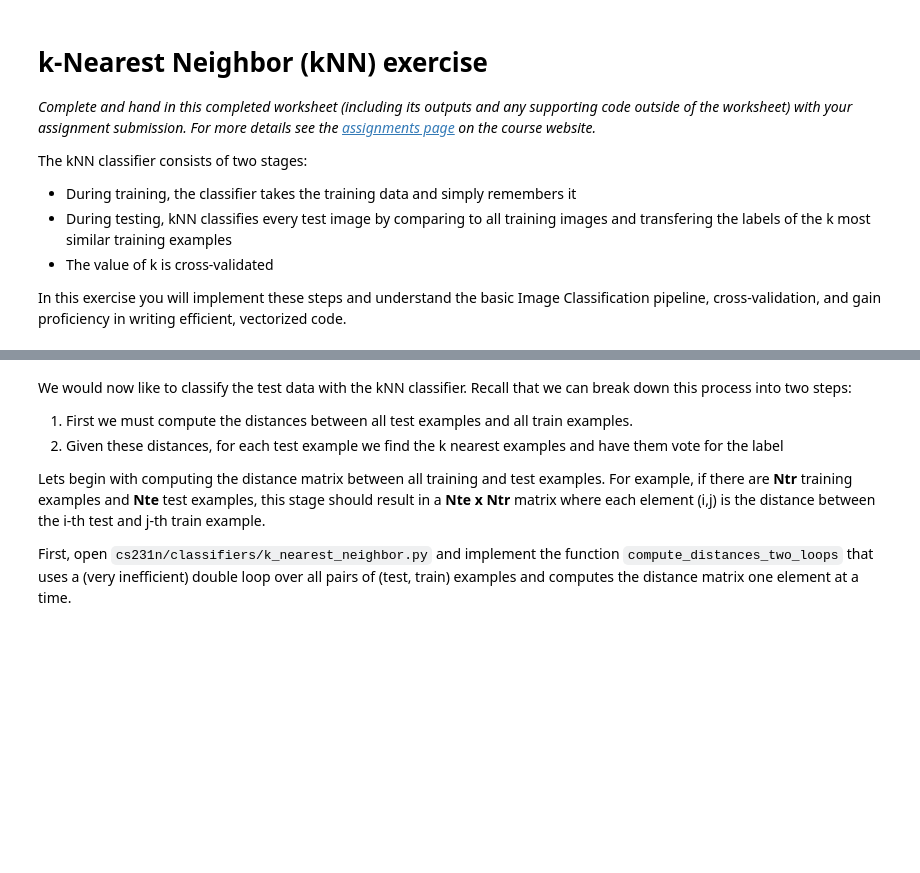
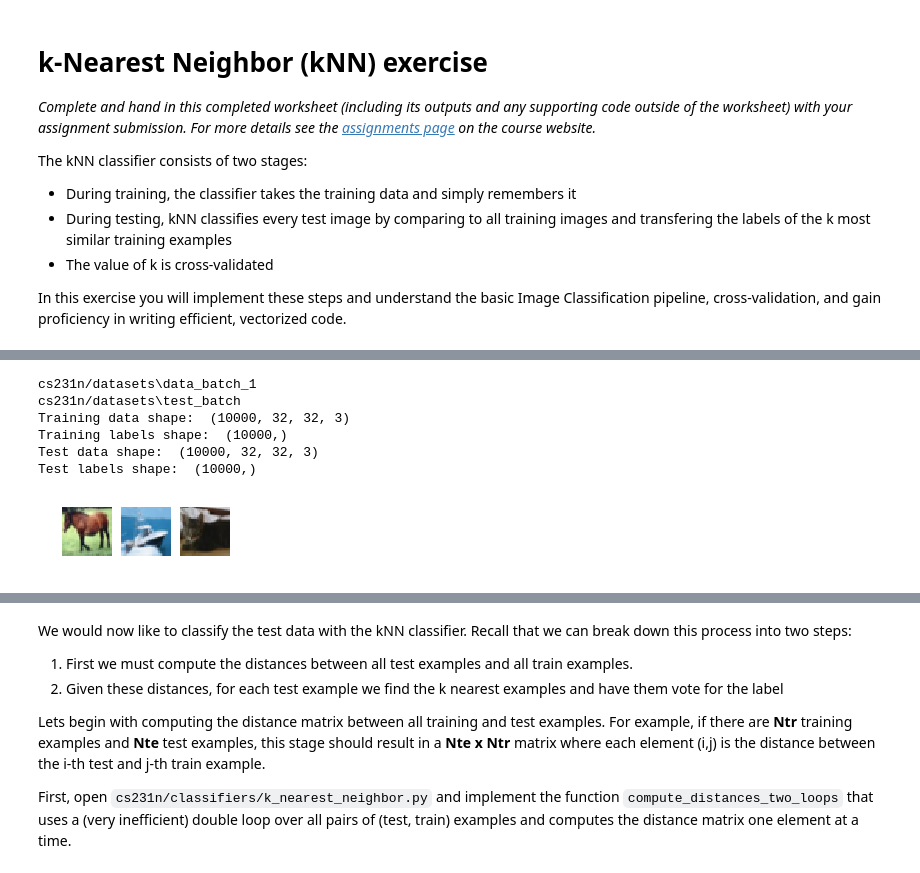
Before and after one commit to probe301/kaggle, a Jupyter notebook: CS231n_assignment1/knn.ipynb, the cells around one changed output, grey strips where cells are left out. Saved outputs shown, nothing was run; the diff lists cells and outputs as text; code cells hidden in the pictures; blank space fills up the shorter version.

```diff
--- a/CS231n_assignment1/knn.ipynb
+++ b/CS231n_assignment1/knn.ipynb
@@ -34,6 +32,6 @@ ImportError: cannot import name 'QtCore'
 # %%
 # Load the raw CIFAR-10 data.
-cifar10_dir = 'cs231n/datasets/cifar-10-batches-py'
+cifar10_dir = 'cs231n/datasets'
 X_train, y_train, X_test, y_test = load_CIFAR10(cifar10_dir)
 
 # As a sanity check, we print out the size of the training and test data.
@@ -41,3 +39,41 @@ print ('Training data shape: ', X_train.shape)
 print ('Training labels shape: ', y_train.shape)
 print ('Test data shape: ', X_test.shape)
 print ('Test labels shape: ', y_test.shape)
+# %% [output]
+cs231n/datasets\data_batch_1
+cs231n/datasets\test_batch
+Training data shape:  (10000, 32, 32, 3)
+Training labels shape:  (10000,)
+Test data shape:  (10000, 32, 32, 3)
+Test labels shape:  (10000,)
+# %%
+def print_image(record):
+    i = record.reshape(32,32,3)
+    plt.figure(figsize=(1,1))
+#     plt.subplot(1, 1, 1)
+    plt.imshow(i.astype('uint8'))
+#     plt.figsize(2, 2)
+    plt.axis('off')
+    plt.show()
+
+# record = X_train[4]
+# draw_image(record)
+# draw_image(X_train[7])
+
+def print_images(records):
+    n = len(records)
+#     records = [record.reshape(32,32,3) for record in records]
+    plt.figure(figsize=(n, 1))
+#     plt.imshow(i.astype('uint8'))
+#     plt.axis('off')
+#     plt.show()
+    for i in range(n):
+        r = records[i].reshape(32,32,3)
+        plt_idx = i + 1
+        plt.subplot(1, n, plt_idx)
+        plt.imshow(r.astype('uint8'))
+        plt.axis('off')
+    plt.show()
+print_images(X_train[7:10], )
+# %% [output]
+[figure, added]
```
Also changed, not shown: parts of 15 cells of this notebook, 5 other files.
